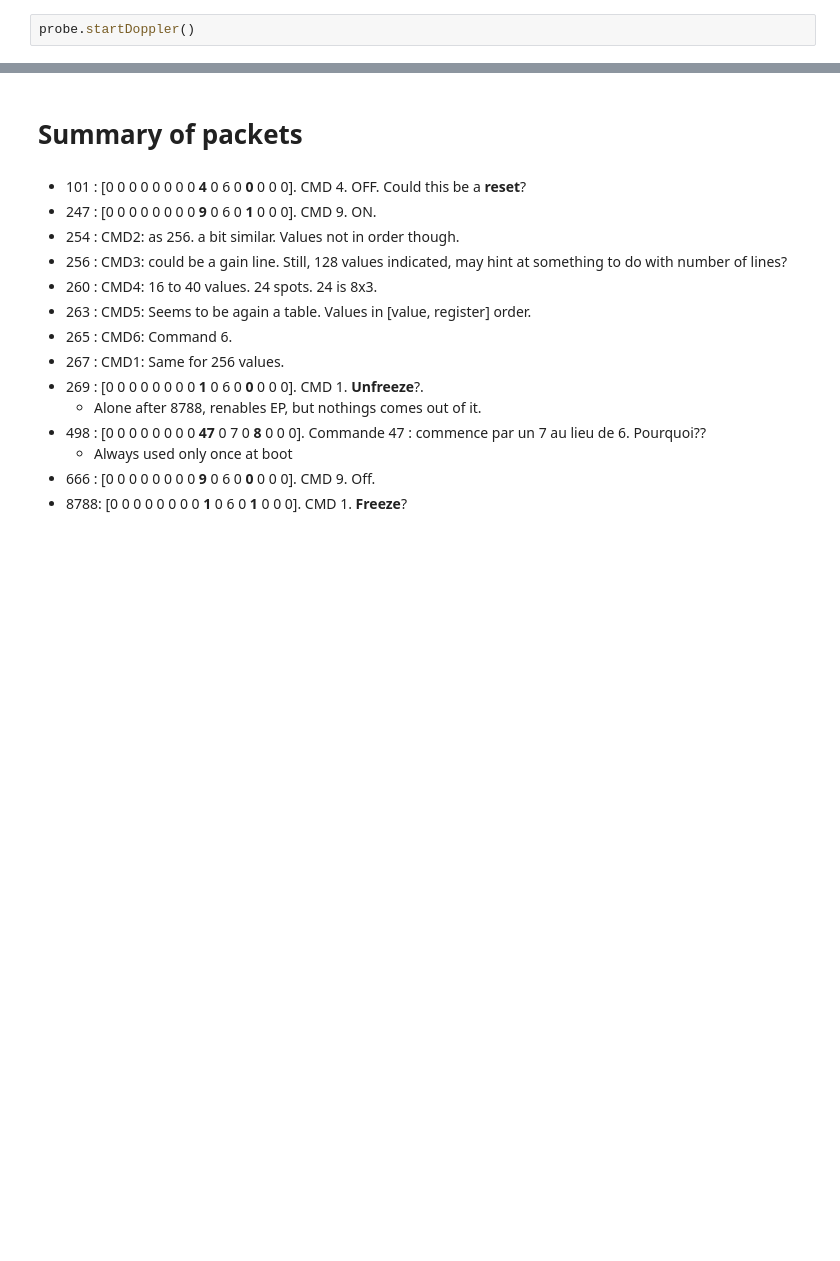
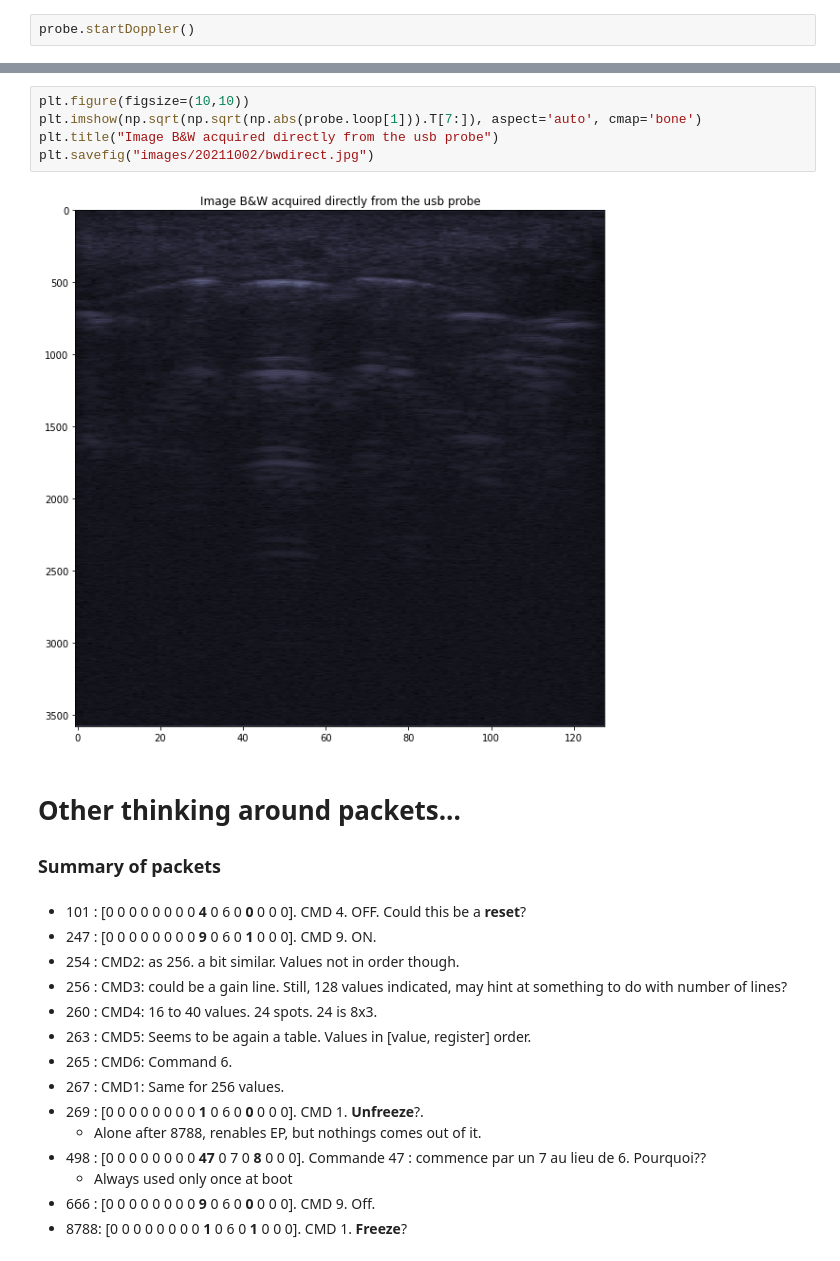
Before and after one commit to kelu124/pyusbus, a Jupyter notebook: experiments/20210401-Doppler.ipynb, the cells around one changed output, grey strips where cells are left out. Saved outputs shown, nothing was run; the diff lists cells and outputs as text; blank space fills up the shorter version.

```diff
--- a/experiments/20210401-Doppler.ipynb
+++ b/experiments/20210401-Doppler.ipynb
@@ -85,5 +84,14 @@ Text(0.5, 1.0, 'f')
+# %%
+plt.figure(figsize=(10,10))
+plt.imshow(np.sqrt(np.sqrt(np.abs(probe.loop[1])).T[7:]), aspect='auto', cmap='bone')
+plt.title("Image B&W acquired directly from the usb probe")
+plt.savefig("images/20211002/bwdirect.jpg")
+# %% [output]
+[figure, added]
 # %% [markdown]
-# Summary of packets
+# Other thinking around packets...
+
+### Summary of packets
 # %% [markdown]
 * 101 : [0 0 0 0 0 0 0 0 __4__  0 6 0 __0__ 0 0 0]. CMD 4. OFF. Could this be a __reset__?
 * 247 : [0 0 0 0 0 0 0 0 __9__  0 6 0 __1__ 0 0 0]. CMD 9. ON.
```
Also changed, not shown: parts of 8 cells of this notebook, 3 other files.
